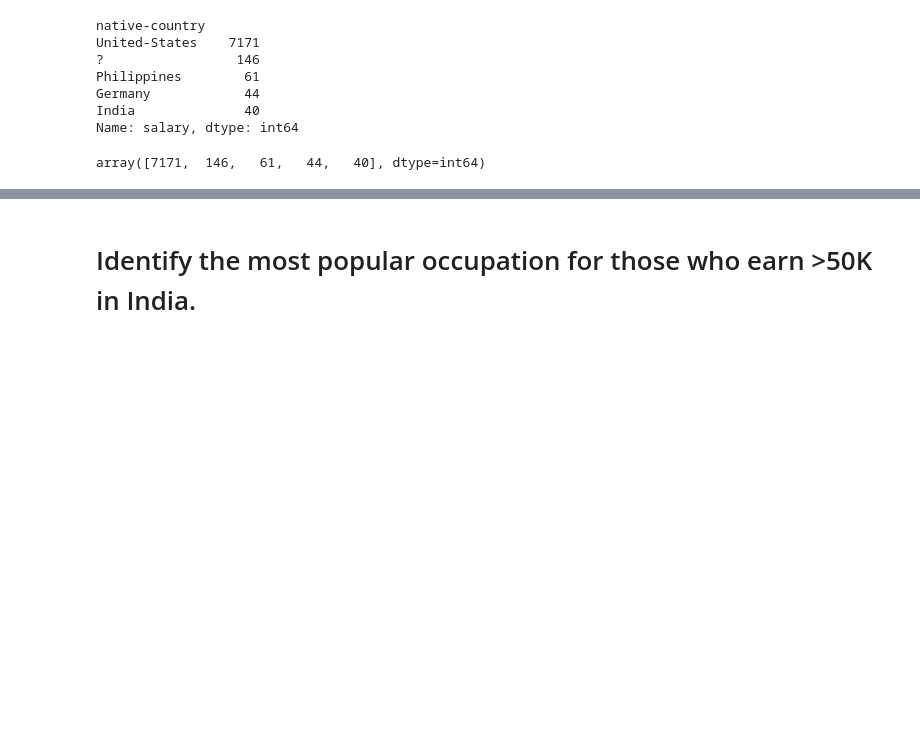
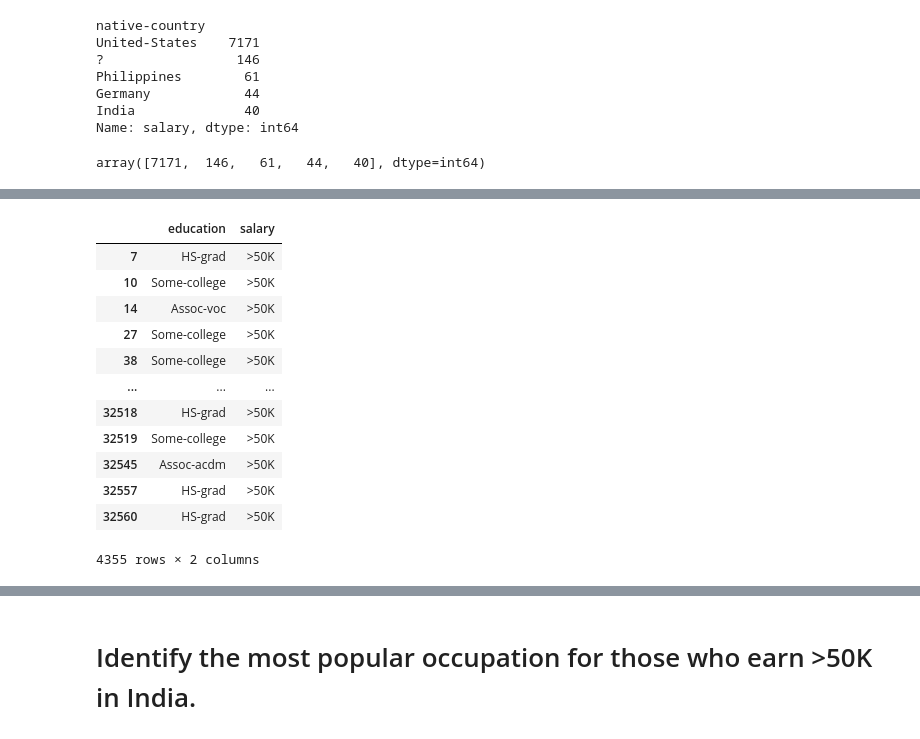
Before and after one commit to mrwoodzi/Data_Science_Certs_Progress, a Jupyter notebook: python_for_everybody/Data_Analysis_with_Python_Cert/Jupyter_Lab_Notes/demographic_data_analyzer.ipynb, the cells around one changed output, grey strips where cells are left out. Cells and saved outputs as stored; diff of their text form; code cells hidden in the pictures; blank space fills up the shorter version.

```diff
--- a/python_for_everybody/Data_Analysis_with_Python_Cert/Jupyter_Lab_Notes/demographic_data_analyzer.ipynb
+++ b/python_for_everybody/Data_Analysis_with_Python_Cert/Jupyter_Lab_Notes/demographic_data_analyzer.ipynb
@@ -232,0 +239,23 @@ Name: salary, dtype: int64
+# %%
+mask_miss   = ~df.loc[:, 'education'].str.contains('Bachelors')
+mask_mrs    = ~df.loc[:, 'education'].str.contains('Doctorate')
+mask_master = ~df.loc[:, 'education'].str.contains('Masters')
+fifty_K = ~df.loc[:, 'salary'].str.contains('<=50K')
+len_df = len(df)
+total_o_50_bad_ed = len(df.loc[mask_miss & mask_mrs & mask_master & fifty_K, ('education', 'salary')])
+lower_education_rich = round(total_o_50_bad_ed/len_df*100, 1)
+df.loc[mask_miss & mask_mrs & mask_master & fifty_K, ('education', 'salary')]
+# %% [output]
+|  | education | salary |
+| 7 | HS-grad | >50K |
+| 10 | Some-college | >50K |
+| 14 | Assoc-voc | >50K |
+| 27 | Some-college | >50K |
+| 38 | Some-college | >50K |
+| ... | ... | ... |
+| 32518 | HS-grad | >50K |
+| 32519 | Some-college | >50K |
+| 32545 | Assoc-acdm | >50K |
+| 32557 | HS-grad | >50K |
+| 32560 | HS-grad | >50K |
+4355 rows × 2 columns
```
Also changed, not shown: parts of 17 cells of this notebook.
